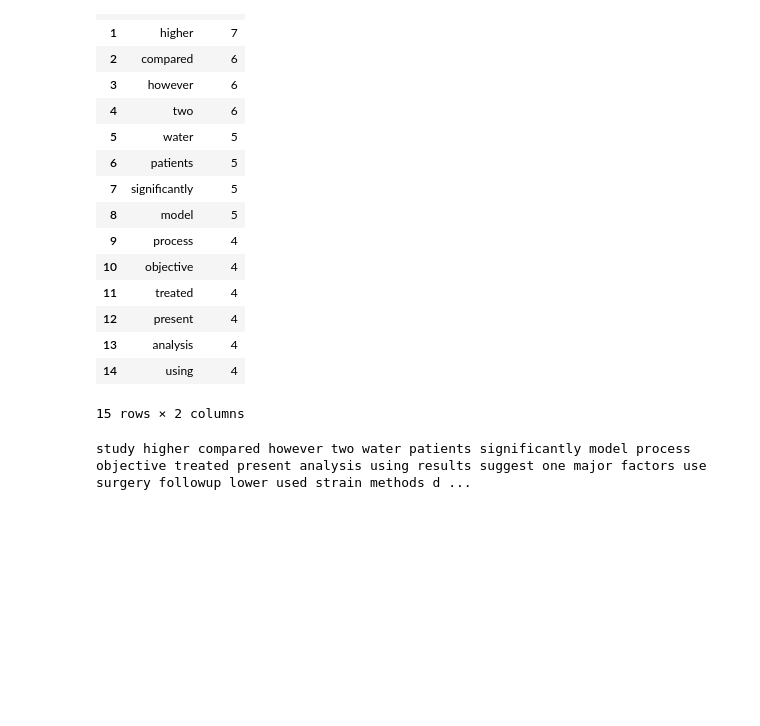
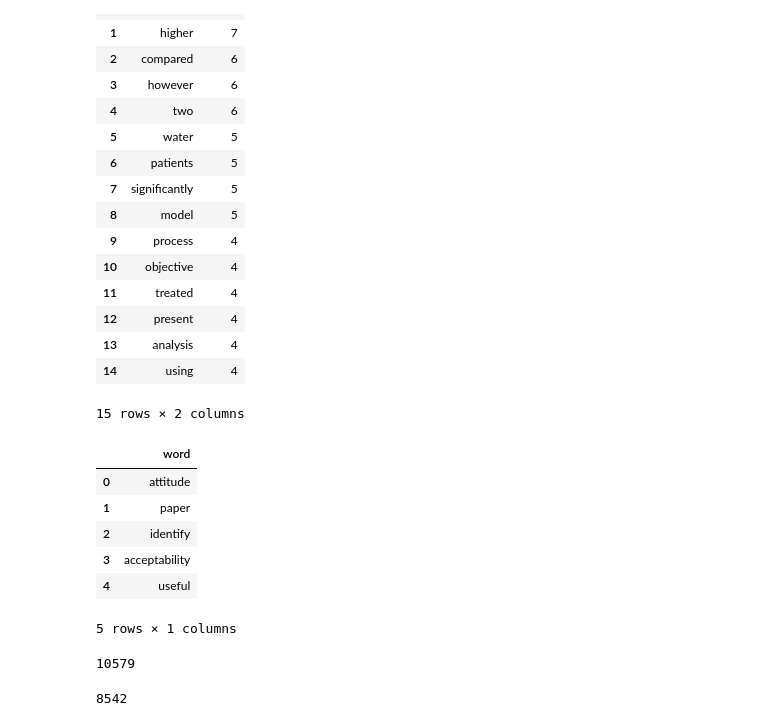
Before and after one commit to cmgerber/PLOS_Cloud_Explorer, a Jupyter notebook: ipython_notebooks/parsing_json_colin.ipynb, the cells around one changed output. Drawn from its saved outputs; the diff is of its cells as text; code cells hidden in the pictures; blank space fills up the shorter version.

```diff
--- a/ipython_notebooks/parsing_json_colin.ipynb
+++ b/ipython_notebooks/parsing_json_colin.ipynb
@@ -315,10 +315,32 @@ top_words.head(15)
 | 13 | analysis | 4 |
 | 14 | using | 4 |
 15 rows × 2 columns
+# %%
+#create a list and then df of words of all of the words taken from abstracts to be used to visualization.
+
+total_words_list = []
+for word in list(relevant_words):
+    if word not in ignore:
+        total_words_list.append(word)
+all_words_df = pd.DataFrame(total_words_list, columns=['word'])
+all_words_df.head()
+# %% [output]
+|  | word |
+| 0 | attitude |
+| 1 | paper |
+| 2 | identify |
+| 3 | acceptability |
+| 4 | useful |
+5 rows × 1 columns
+# %%
+word_str_tot = ' '.join(total_words_list)
+print len(word_str_tot)
+# %% [output]
+10579
 # %%
 word_list = list(top_words.word)
 word_str = ' '.join(word_list)
-print word_str
+print len(word_str)
 # %% [output]
-study higher compared however two water patients significantly model process objective treated present analysis using results suggest one major factors use surgery followup lower used strain methods d ...
+8542
 # %%
```
Also changed, not shown: parts of 5 cells of this notebook.
